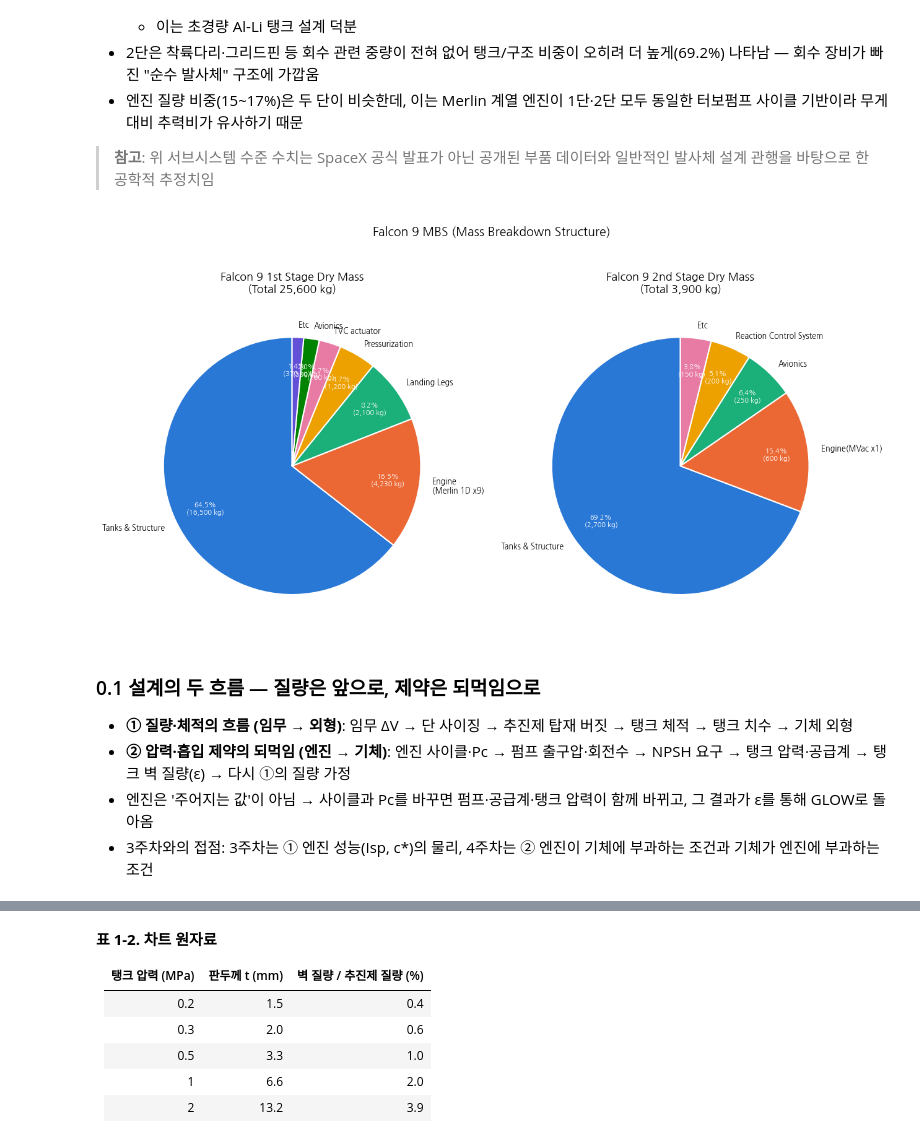
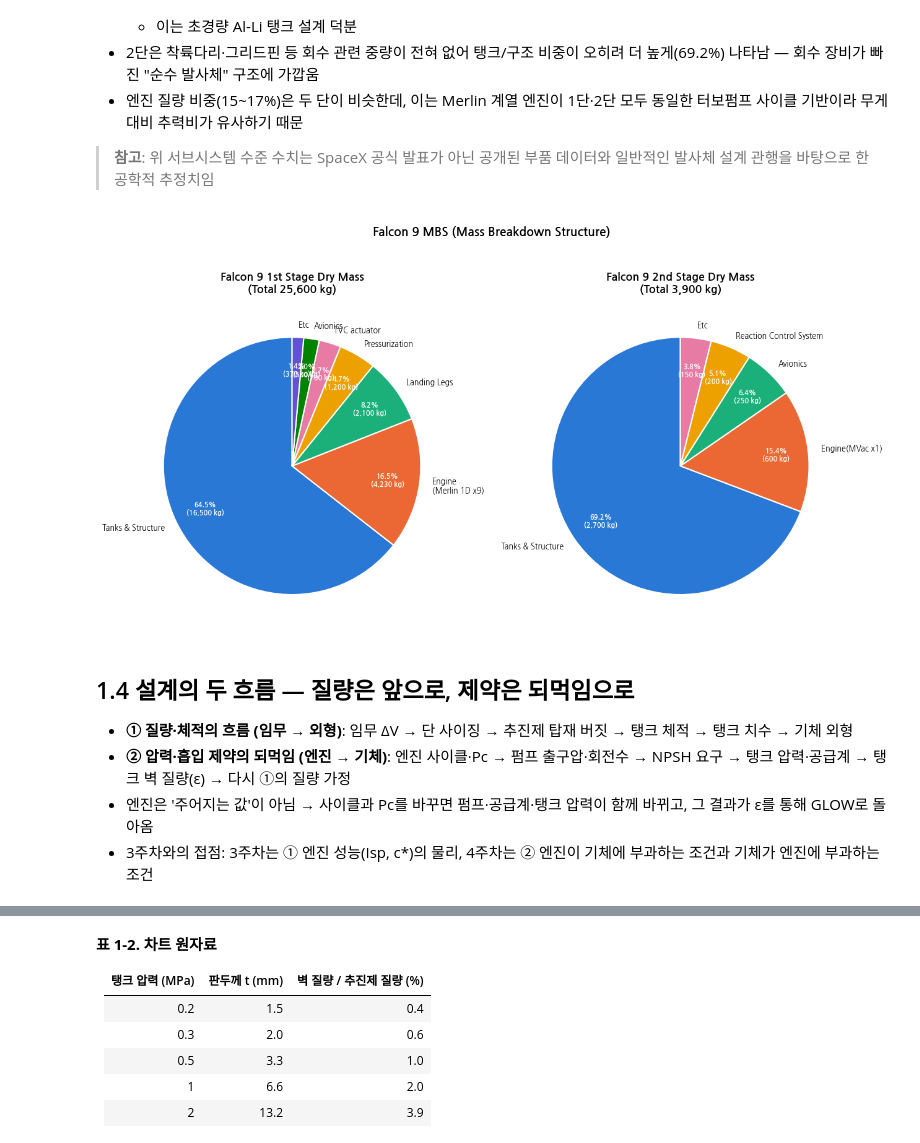
Before and after one commit to gabraxas/LVs-and-Policy, a Jupyter notebook: lecture/week04/week04.ipynb, the cells around one changed output, grey strips where cells are left out. Saved outputs shown, nothing was run; the diff lists cells and outputs as text; code cells hidden in the pictures.

```diff
--- a/lecture/week04/week04.ipynb
+++ b/lecture/week04/week04.ipynb
@@ -272,8 +266,6 @@ Falcon 9 MBS (Mass Breakdown Structure) 파이차트
 - 1단(First Stage)과 2단(Second Stage)의 건조질량(구조) 서브시스템별 구성비를 시각화
 - 수치는 공개 자료(SpaceX 스펙시트, FAA 신고자료) 및 공학적 추정치를 종합한 근사치
 """
-
-import matplotlib.pyplot as plt
 
 # 셀 1: 나눔고딕 설치 (최초 1회만 필요)
 !apt-get -y install fonts-nanum -qq > /dev/null 2>&1
@@ -311,57 +303,39 @@ stage2_masses = [2700, 600, 250, 200, 150]  # 합계 3,900 kg
 # 색상 팔레트 (카테고리별 구분)
 # ------------------------------------------------------------------
 colors = ["#2a78d6", "#eb6834", "#1baf7a", "#eda100", "#e87ba4", "#008300", "#6250d6"]
 
 # ------------------------------------------------------------------
 # 한글 폰트 설정 (환경에 나눔고딕 등이 있으면 자동 사용, 없으면 기본 폰트로 대체)
 # ------------------------------------------------------------------
 plt.rcParams["axes.unicode_minus"] = False
 for font_name in ["NanumGothic", "Malgun Gothic", "AppleGothic"]:
     if font_name in [f.name for f in plt.matplotlib.font_manager.fontManager.ttflist]:
         plt.rcParams["font.family"] = font_name
         break
 
 # ------------------------------------------------------------------
 # 파이차트 그리기
 # ------------------------------------------------------------------
 fig, axes = plt.subplots(1, 2, figsize=(13, 7))
 
-def draw_pie(ax, labels, masses, colors, title, total_label):
-    total = sum(masses)
-    wedges, texts, autotexts = ax.pie(
-        masses,
-        labels=labels,
-        colors=colors[: len(masses)],
-        autopct=lambda p: f"{p:.1f}%\n({p * total / 100:,.0f} kg)",
-        startangle=90,
-        pctdistance=0.75,
-        textprops={"fontsize": 9},
-        wedgeprops={"edgecolor": "white", "linewidth": 1.5},
-    )
-    for autotext in autotexts:
-        autotext.set_color("white")
-        autotext.set_fontsize(8)
-        autotext.set_fontweight("bold")
-    ax.set_title(f"{title}\n(Total {total_label})", fontsize=13, fontweight="bold", pad=15)
-
 draw_pie(axes[0], stage1_labels, stage1_masses, colors,
-         "Falcon 9 1st Stage Dry Mass", "25,600 kg")
+          "Falcon 9 1st Stage Dry Mass", "25,600 kg")
 draw_pie(axes[1], stage2_labels, stage2_masses, colors,
-         "Falcon 9 2nd Stage Dry Mass", "3,900 kg")
+          "Falcon 9 2nd Stage Dry Mass", "3,900 kg")
 
 fig.suptitle("Falcon 9 MBS (Mass Breakdown Structure)",
-             fontsize=14, fontweight="bold", y=1.02)
+              fontsize=14, fontweight="bold", y=1.02)
 fig.tight_layout()
 
 # ------------------------------------------------------------------
 # 저장 및 출력
 # ------------------------------------------------------------------
 fig.savefig("falcon9_mbs_piechart.png", dpi=200, bbox_inches="tight")
 plt.show()
 # %% [output]
-[figure, old version]
+[figure, new version]
 # %% [markdown]
-### 0.1 설계의 두 흐름 — 질량은 앞으로, 제약은 되먹임으로
+## 1.4 설계의 두 흐름 — 질량은 앞으로, 제약은 되먹임으로
 
 - **① 질량·체적의 흐름 (임무 → 외형)**: 임무 ΔV → 단 사이징 → 추진제 탑재 버짓 → 탱크 체적 → 탱크 치수 → 기체 외형
 - **② 압력·흡입 제약의 되먹임 (엔진 → 기체)**: 엔진 사이클·Pc → 펌프 출구압·회전수 → NPSH 요구 → 탱크 압력·공급계 → 탱크 벽 질량(ε) → 다시 ①의 질량 가정
```
Also changed, not shown: parts of 153 cells of this notebook.
